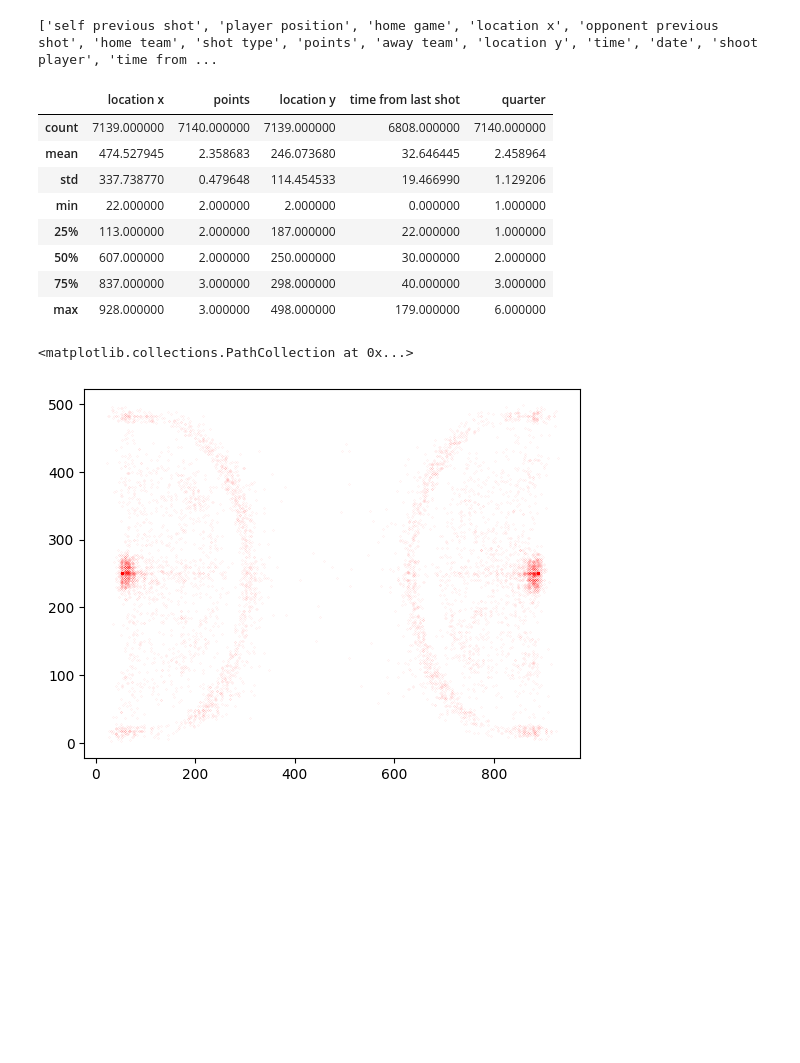
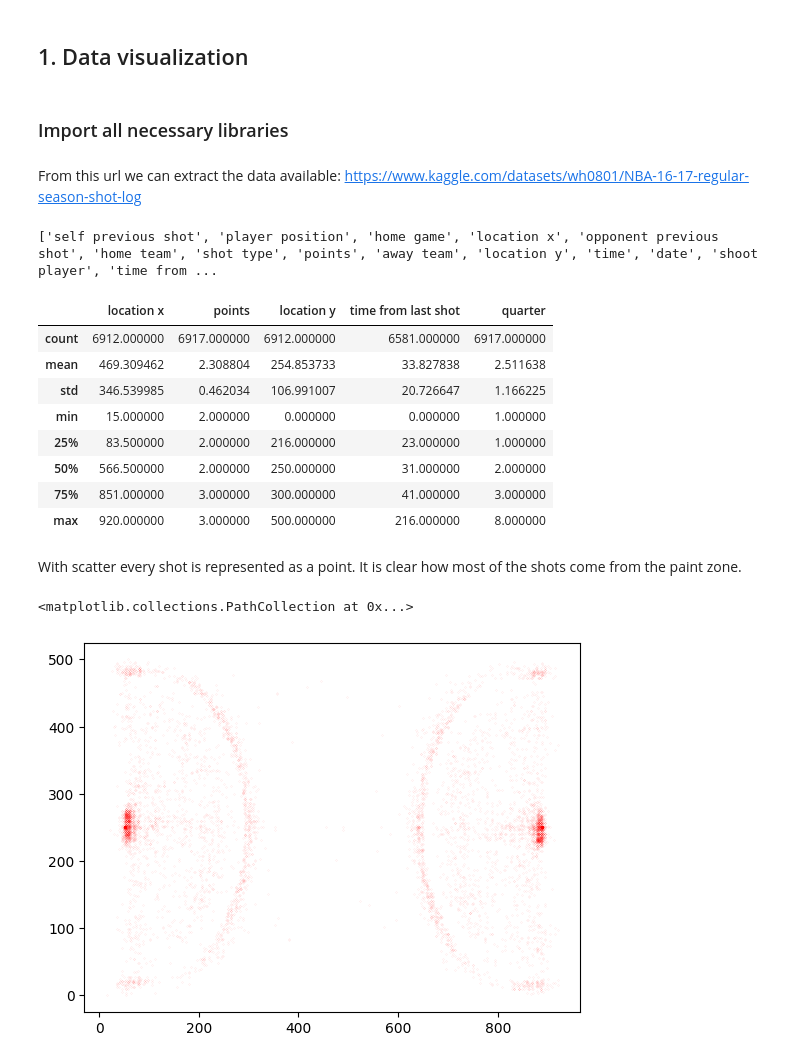
Before and after one commit to rodmart21/NBA_Analysis, a Jupyter notebook: Nba_Stats.ipynb, the cells around one changed output. Cells and saved outputs as stored; diff of their text form; code cells hidden in the pictures; blank space fills up the shorter version.

```diff
--- a/Nba_Stats.ipynb
+++ b/Nba_Stats.ipynb
@@ -6,0 +3,4 @@ import matplotlib.pyplot as plt
+# %% [markdown]
+## 1. Data visualization
+# %% [markdown]
+### Import all necessary libraries
@@ -7,23 +23,27 @@ import matplotlib.pyplot as plt
+# %% [markdown]
+From this url we can extract the data available: https://www.kaggle.com/datasets/wh0801/NBA-16-17-regular-season-shot-log
 # %%
-shot = pd.read_csv("/shot log GSW.csv")
+shot = pd.read_csv("/content/shot log ATL.csv")   # The root in my case.
 pd.set_option('display.max_columns', 100)
 print(shot.columns.tolist())
 shot.describe()
 # %% [output]
 ['self previous shot', 'player position', 'home game', 'location x', 'opponent previous shot', 'home team', 'shot type', 'points', 'away team', 'location y', 'time', 'date', 'shoot player', 'time from ...
 |  | location x | points | location y | time from last shot | quarter |
-| count | 7139.000000 | 7140.000000 | 7139.000000 | 6808.000000 | 7140.000000 |
-| mean | 474.527945 | 2.358683 | 246.073680 | 32.646445 | 2.458964 |
-| std | 337.738770 | 0.479648 | 114.454533 | 19.466990 | 1.129206 |
-| min | 22.000000 | 2.000000 | 2.000000 | 0.000000 | 1.000000 |
-| 25% | 113.000000 | 2.000000 | 187.000000 | 22.000000 | 1.000000 |
-| 50% | 607.000000 | 2.000000 | 250.000000 | 30.000000 | 2.000000 |
-| 75% | 837.000000 | 3.000000 | 298.000000 | 40.000000 | 3.000000 |
-| max | 928.000000 | 3.000000 | 498.000000 | 179.000000 | 6.000000 |
+| count | 6912.000000 | 6917.000000 | 6912.000000 | 6581.000000 | 6917.000000 |
+| mean | 469.309462 | 2.308804 | 254.853733 | 33.827838 | 2.511638 |
+| std | 346.539985 | 0.462034 | 106.991007 | 20.726647 | 1.166225 |
+| min | 15.000000 | 2.000000 | 0.000000 | 0.000000 | 1.000000 |
+| 25% | 83.500000 | 2.000000 | 216.000000 | 23.000000 | 1.000000 |
+| 50% | 566.500000 | 2.000000 | 250.000000 | 31.000000 | 2.000000 |
+| 75% | 851.000000 | 3.000000 | 300.000000 | 41.000000 | 3.000000 |
+| max | 920.000000 | 3.000000 | 500.000000 | 216.000000 | 8.000000 |
+# %% [markdown]
+With scatter every shot is represented as a point. It is clear how most of the shots come from the paint zone.
 # %%
 x = shot['location x']
 y = shot['location y']
 plt.scatter(x,y, s=.005,c='r', marker= '.')
 # %% [output]
 <matplotlib.collections.PathCollection at 0x...>
-[figure, old version]
+[figure, new version]
```
Also changed, not shown: parts of 69 cells of this notebook.
